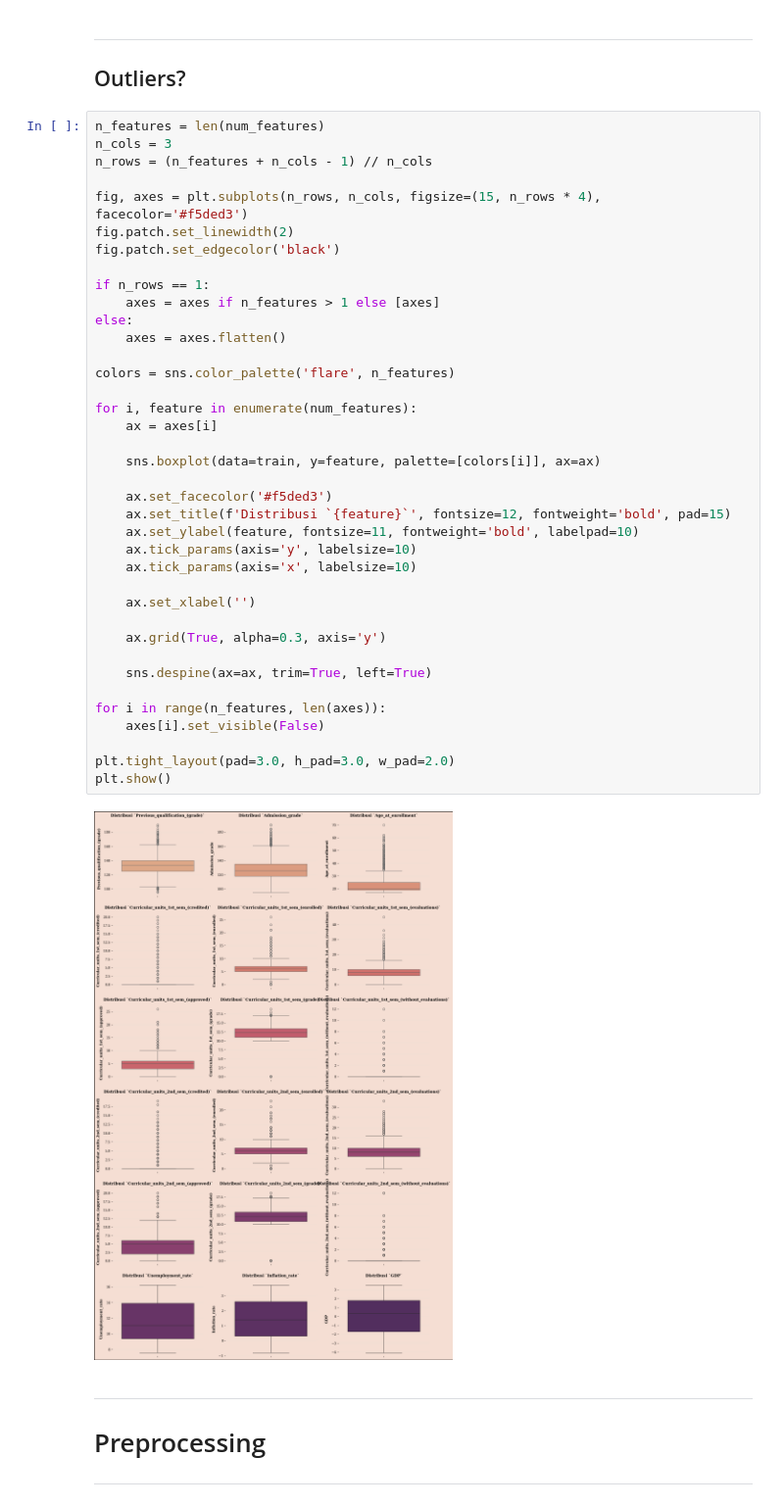
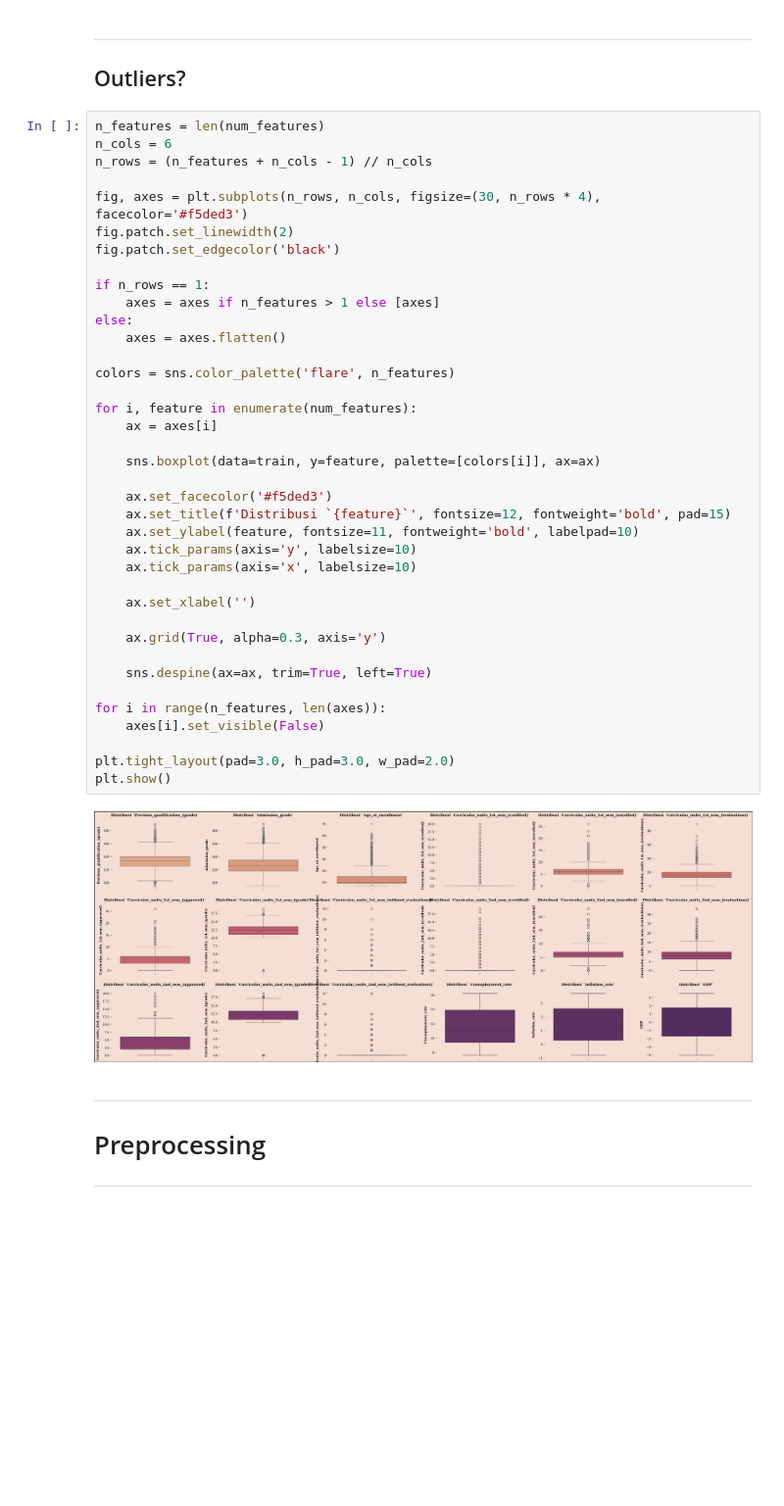
Before and after one commit to zirachw/CriterionIsAllYouNeed, a Jupyter notebook: src/main.ipynb, the cells around one changed output. Shown at 98% size. Drawn from its saved outputs; the diff is of its cells as text; blank space fills up the shorter version.

```diff
--- a/src/main.ipynb
+++ b/src/main.ipynb
@@ -393,44 +401,44 @@ plt.show()
 ## Outliers?
 # %%
 n_features = len(num_features)
-n_cols = 3
+n_cols = 6
 n_rows = (n_features + n_cols - 1) // n_cols
 
-fig, axes = plt.subplots(n_rows, n_cols, figsize=(15, n_rows * 4), facecolor='#f5ded3')
+fig, axes = plt.subplots(n_rows, n_cols, figsize=(30, n_rows * 4), facecolor='#f5ded3')
 fig.patch.set_linewidth(2)
 fig.patch.set_edgecolor('black')
 
 if n_rows == 1:
     axes = axes if n_features > 1 else [axes]
 else:
     axes = axes.flatten()
 
 colors = sns.color_palette('flare', n_features)
 
 for i, feature in enumerate(num_features):
     ax = axes[i]
 
     sns.boxplot(data=train, y=feature, palette=[colors[i]], ax=ax)
 
     ax.set_facecolor('#f5ded3')
     ax.set_title(f'Distribusi `{feature}`', fontsize=12, fontweight='bold', pad=15)
     ax.set_ylabel(feature, fontsize=11, fontweight='bold', labelpad=10)
     ax.tick_params(axis='y', labelsize=10)
     ax.tick_params(axis='x', labelsize=10)
 
     ax.set_xlabel('')
 
     ax.grid(True, alpha=0.3, axis='y')
 
     sns.despine(ax=ax, trim=True, left=True)
 
 for i in range(n_features, len(axes)):
     axes[i].set_visible(False)
 
 plt.tight_layout(pad=3.0, h_pad=3.0, w_pad=2.0)
 plt.show()
 # %% [output]
-[figure, old version]
+[figure, new version]
 # %% [markdown]
 <hr style="border: 2px solid #8E7B6B; margin-top: 10px;">
 
```
Also changed, not shown: parts of 19 cells of this notebook, 1 other file.
